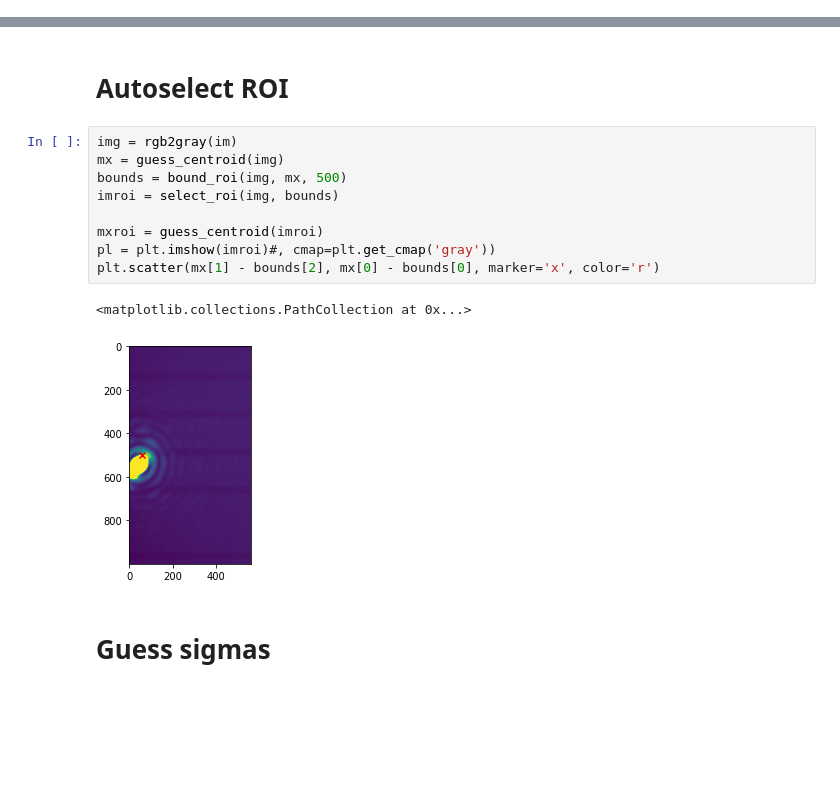
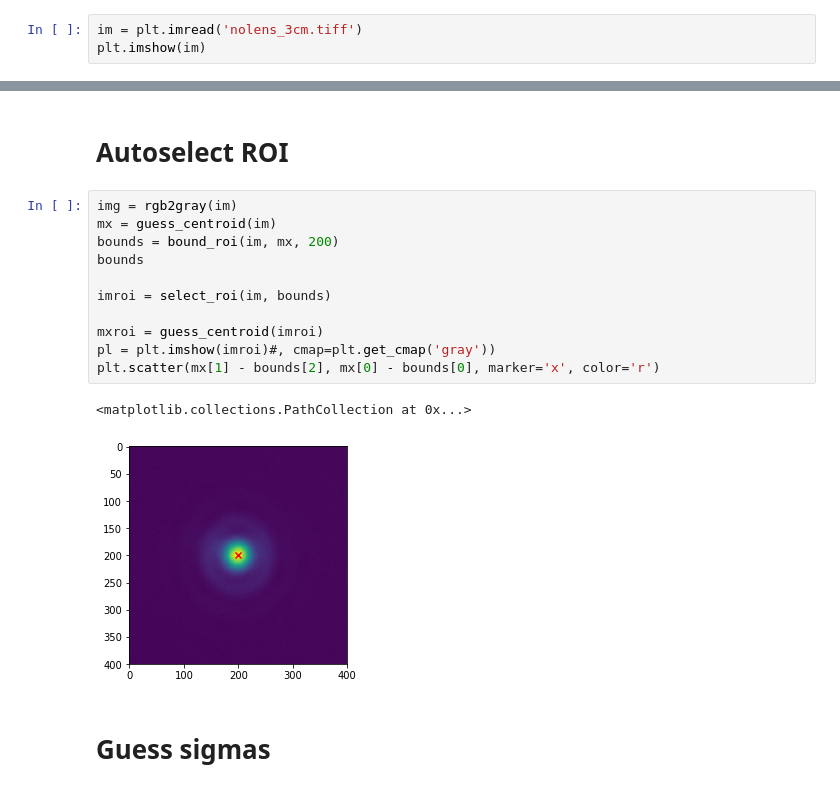
Before and after one commit to proscrite/sabatsw, a Jupyter notebook: laserlab/notebooks/gaussian2d_fit.ipynb, the cells around one changed output, grey strips where cells are left out. Saved outputs shown, nothing was run; the diff lists cells and outputs as text; blank space fills up the shorter version.

```diff
--- a/notebooks/gaussian2d_fit.ipynb
+++ b/laserlab/notebooks/gaussian2d_fit.ipynb
@@ -127,3 +164,6 @@ plt.imshow(im)
 # %% [output]
 <matplotlib.image.AxesImage at 0x...>
 [figure]
+# %%
+im = plt.imread('nolens_3cm.tiff')
+plt.imshow(im)
@@ -131,16 +174,18 @@ plt.imshow(im)
 # Autoselect ROI
 # %%
 img = rgb2gray(im)
-mx = guess_centroid(img)
-bounds = bound_roi(img, mx, 500)
-imroi = select_roi(img, bounds)
+mx = guess_centroid(im)
+bounds = bound_roi(im, mx, 200)
+bounds
+
+imroi = select_roi(im, bounds)
 
 mxroi = guess_centroid(imroi)
 pl = plt.imshow(imroi)#, cmap=plt.get_cmap('gray'))
 plt.scatter(mx[1] - bounds[2], mx[0] - bounds[0], marker='x', color='r')
 # %% [output]
 <matplotlib.collections.PathCollection at 0x...>
-[figure, old version]
+[figure, new version]
 # %% [markdown]
 # Guess sigmas
 # %%
```
Also changed, not shown: parts of 18 cells of this notebook, 33 other files.
